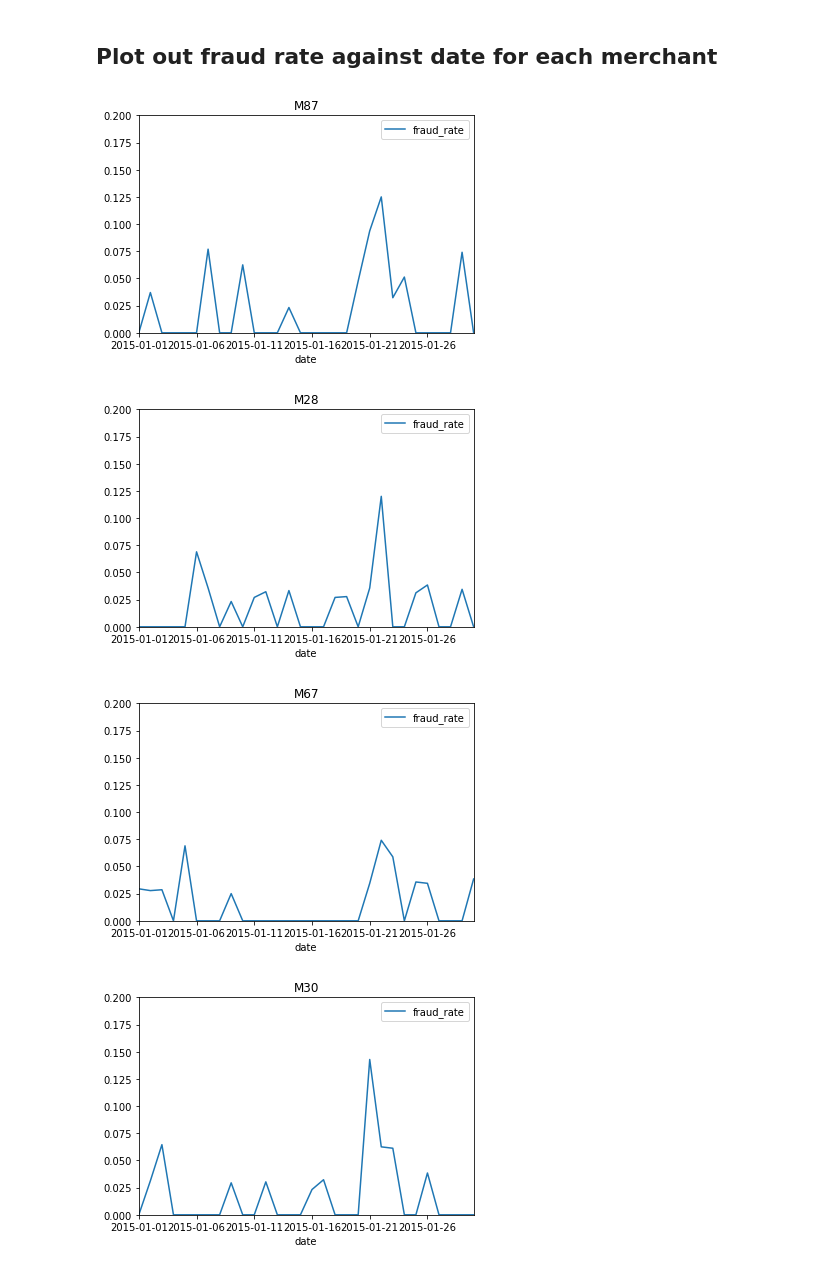
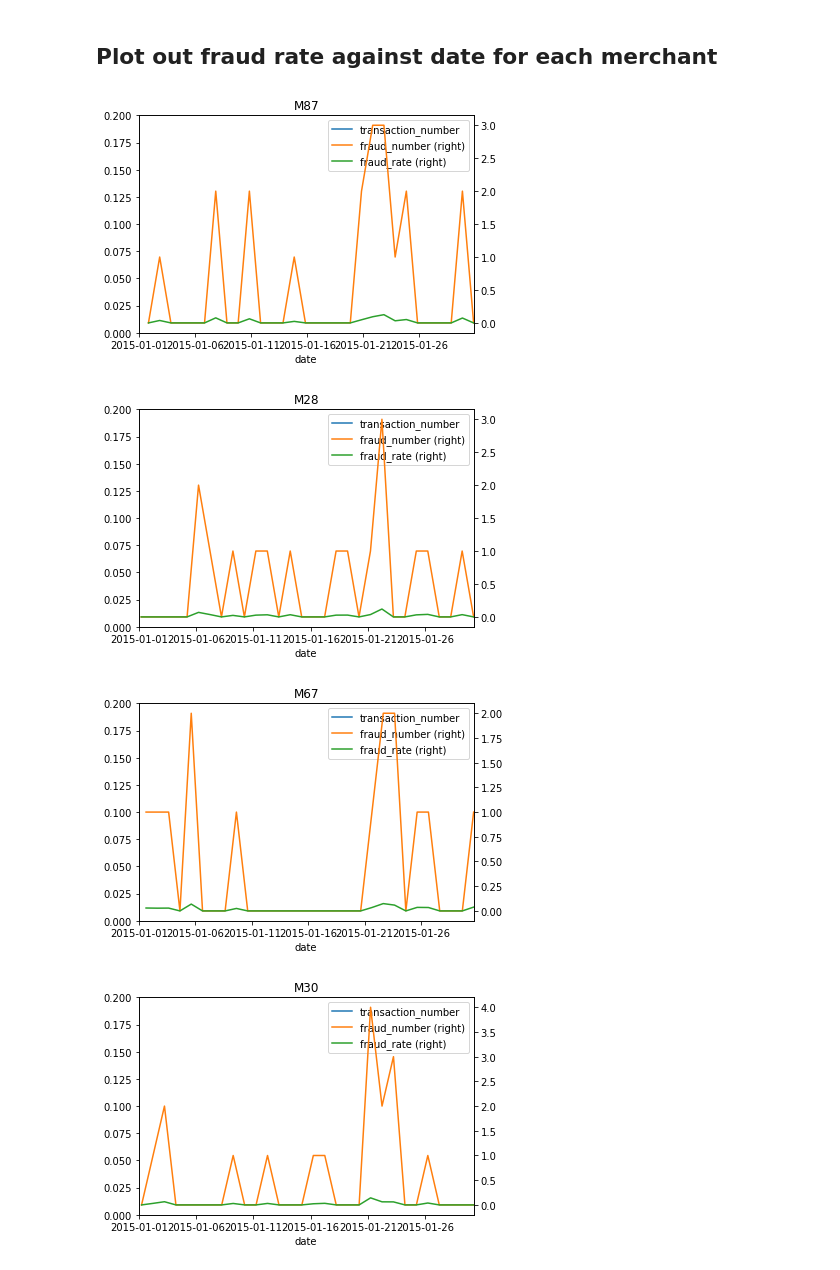
Before and after one commit to HANDSOMEJACKANDY/Point-of-Compromise-Detection, a Jupyter notebook: Data_Visualizer.ipynb, the cells around one changed output. Cells and saved outputs as stored; diff of their text form; code cells hidden in the pictures.

Commit message:
improved the fraud info for each merchant on each day

```diff
--- a/Data_Visualizer.ipynb
+++ b/Data_Visualizer.ipynb
@@ -19,11 +44,16 @@ def get_fraud_rate(x):
     else:
         return 0
 # %%
-# count fraud rate for each merchant on each day
-group = raw_data.groupby(by=['date', 'merchant'])['fraud']
-group = group.apply(get_fraud_rate)
+# count fraud info for each merchant on each day
+fraud_col = raw_data.groupby(by=['date', 'merchant'])['fraud']
+fraud_rate = fraud_col.apply(get_fraud_rate)
+fraud_number = fraud_col.apply(lambda x: (x==True).sum())
+transaction_number = fraud_col.apply(lambda x: len(x))
 
 # convert the Hierachy index back to normal index
-fraud_rate = df(columns=['date', 'merchant', 'fraud_rate'])
-for row in group.items():
-    fraud_rate.loc[len(fraud_rate)] = [row[0][0], row[0][1], row[1]]
+fraud_info = df(columns=['date', 'merchant', 'transaction_number', 'fraud_number', 'fraud_rate'])
+for row in fraud_rate.items():
+    i = len(fraud_info)
+    fraud_info.loc[i] = [row[0][0], row[0][1], \
+                        transaction_number[i], fraud_number[i], fraud_rate[i]]
+fraud_info
@@ -38,12 +87,14 @@ for merchant in raw_data['merchant']:
 ## Plot out fraud rate against date for each merchant
 # %%
 for merchant in merchant_set:
-    temp_df = fraud_rate[fraud_rate.merchant==merchant]
+    temp_df = fraud_info[fraud_info.merchant==merchant]
     #temp_df.cumsum().plot(x='date', y='fraud_rate', title=merchant, ylim=(0, 1))
-    temp_df.plot(x='date', y='fraud_rate', title=merchant, ylim=(0, 0.2))
+    ax = temp_df.plot(x='date', y='transaction_number', title=merchant, ylim=(0, 45))
+    temp_df.plot(y='fraud_number', ylim=(0, 10), ax=ax, secondary_y=True)
+    temp_df.plot(y='fraud_rate', ylim=(0, 0.2), ax=ax, secondary_y=True)
     plt.show()
 # %% [output]
-[figure, old version]
+[figure, new version]
-[figure, old version]
+[figure, new version]
-[figure, old version]
+[figure, new version]
-[figure, old version]
+[figure, new version]
```
Also changed, not shown: parts of 5 cells of this notebook.
